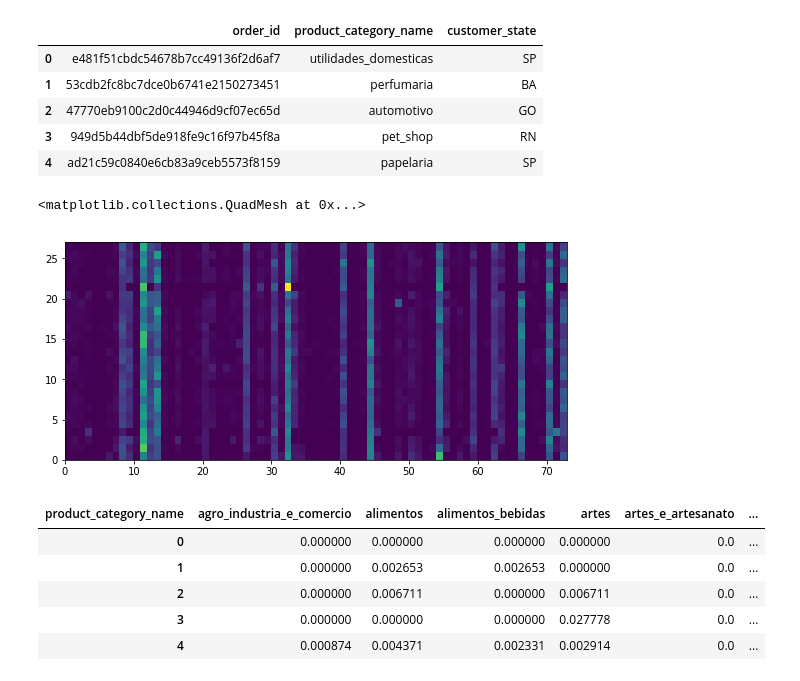
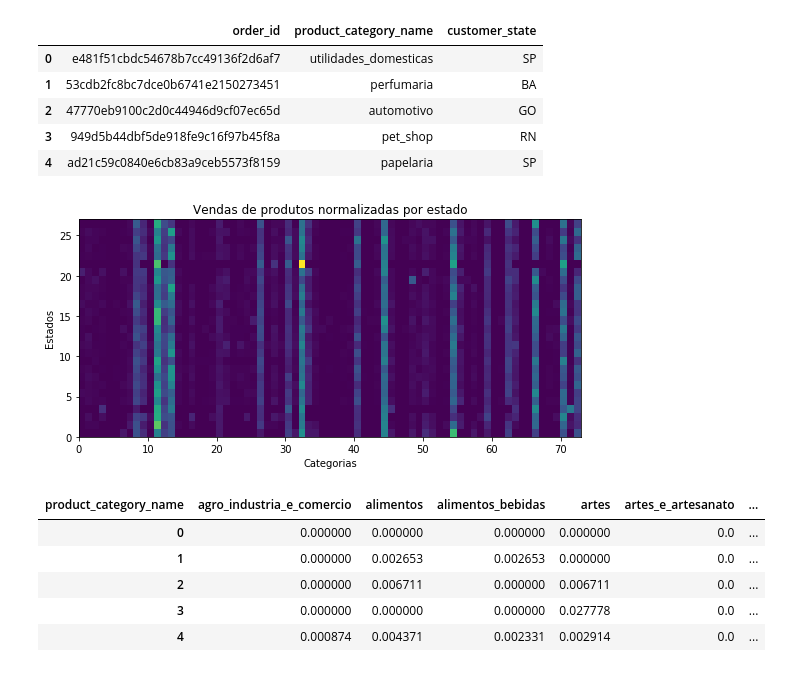
Before and after one commit to GuiBrandt/e-commerce, a Jupyter notebook: Sprint 1/regiao_categoria.ipynb, the cells around one changed output. Cells and saved outputs as stored; diff of their text form; code cells hidden in the pictures.

```diff
--- a/Sprint 1/regiao_categoria.ipynb
+++ b/Sprint 1/regiao_categoria.ipynb
@@ -59,17 +59,20 @@ orders_by_category.head()
 # %%
 category_by_state = orders_by_category.groupby(["customer_state", "product_category_name"]).agg("count")
 
 state_category_table = category_by_state.unstack().fillna(0)
 states = state_category_table.index
 
 normalized_stuff = pd.DataFrame(
     [state_category_table.loc[row] / state_category_table.loc[row].sum() for row in states])
 
 plt.figure(figsize=(9, 4))
 plt.pcolormesh(normalized_stuff)
+plt.xlabel('Categorias')
+plt.ylabel('Estados')
+plt.title('Vendas de produtos normalizadas por estado')
+plt.show()
 # %% [output]
-<matplotlib.collections.QuadMesh at 0x...>
-[figure, old version]
+[figure, new version]
 # %%
 from pandas.plotting import parallel_coordinates
 
```
Also changed, not shown: parts of 3 cells of this notebook, 6 other files.
